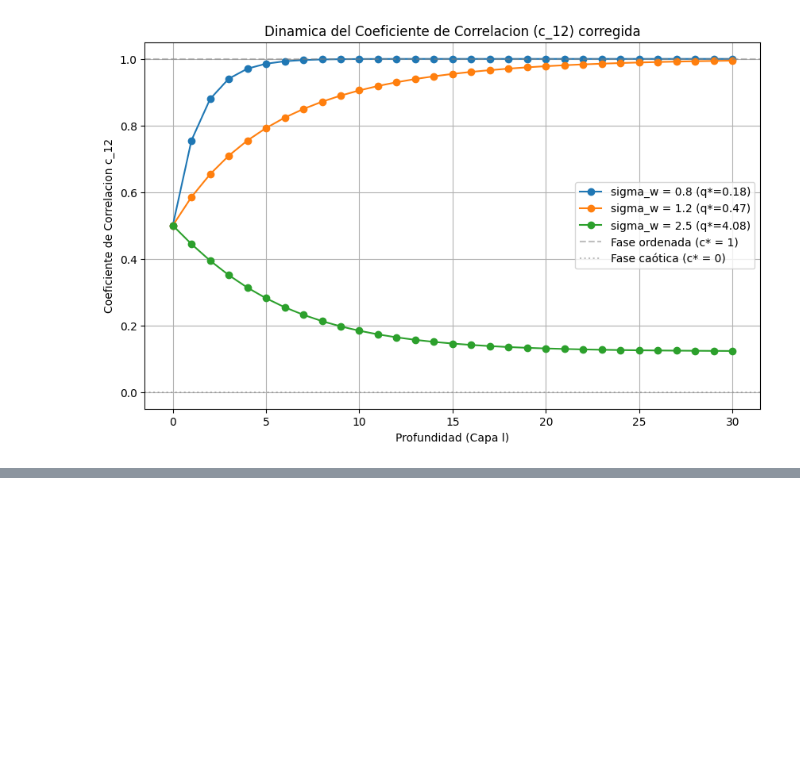
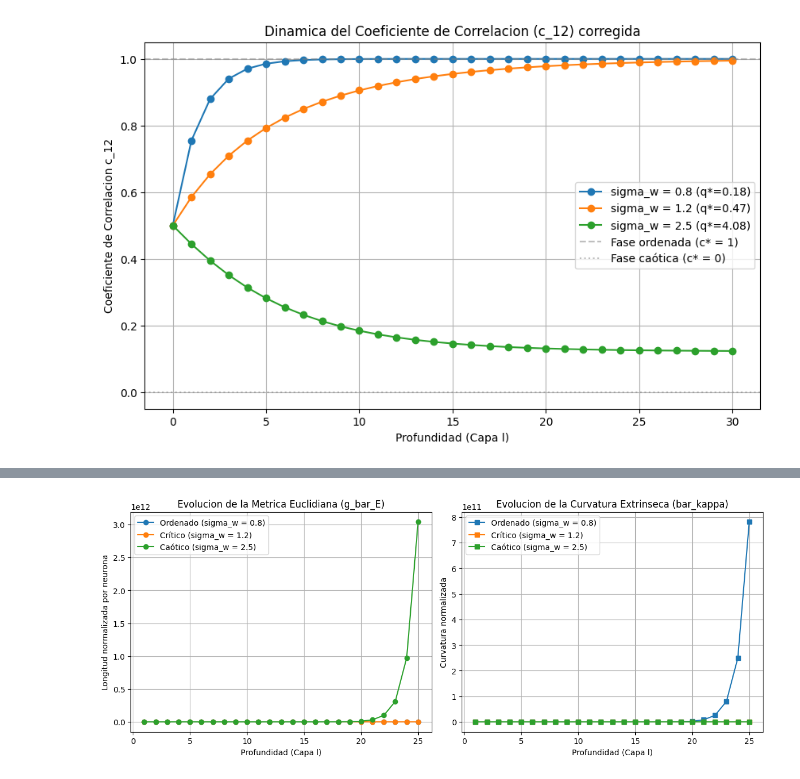
Before and after one commit to ernesto-miguez/Research, a Jupyter notebook: Determinism & Chaotic Systems/Dinámica_y_Caos_en_Redes_Profundas.ipynb, the cells around one changed output, grey strips where cells are left out. Drawn from its saved outputs; the diff is of its cells as text; code cells hidden in the pictures; blank space fills up the shorter version.

```diff
--- a/Determinism & Chaotic Systems/Dinámica_y_Caos_en_Redes_Profundas.ipynb
+++ b/Determinism & Chaotic Systems/Dinámica_y_Caos_en_Redes_Profundas.ipynb
@@ -3,11 +7,6 @@
 # %% [markdown]
 ## 1. Mapeo de fases de orden y caos
 # %%
-import matplotlib.pyplot as plt
-import numpy as np
-import scipy.integrate as integrate
-
-
 def activation(u):
   return np.tanh(u)
 
@@ -84,7 +83,7 @@ if __name__ == "__main__":
     )
 
   plt.axhline(1.0, color="gray", linestyle="--", alpha=0.5, label="Fase ordenada (c* = 1)")
-  plt.axhline(0.0, color="gray", linestyle=":", alpha=0.5, label="Fase caótica (c* = 0)")
+  plt.axhline(0.0, color="gray", linestyle=":", alpha=0.5, label="Fase caótica (c* = 0")
   plt.title("Dinamica del Coeficiente de Correlacion (c_12) corregida")
   plt.xlabel("Profundidad (Capa l)")
   plt.ylabel("Coeficiente de Correlacion c_12")
@@ -96,0 +98,72 @@ if __name__ == "__main__":
+# %%
+# --- SCRIPT DE SIMULACIÓN DEL BLOQUE 2: PROPAGACIÓN DE VARIEDADES Y CURVATURA ---
+def simulate_manifold_propagation(sigma_w, sigma_b, q_star, layers=30):
+  """Simula la propagación aproximada de la métrica euclidiana normalizada (g_bar_E)
+
+  y la curvatura extrínseca (bar_kappa) para una variedad circular de entrada.
+  """
+  # Derivadas efectivas aproximadas basadas en DMFT para tanh
+  chi_1 = (sigma_w**2) * 0.5  # Expansión de longitud
+  chi_2 = (sigma_w**2) * 0.3  # Inyección de curvatura
+
+  # Valores iniciales en la capa 1 (para una variedad circular con q*)
+  g_bar_E = q_star
+  bar_kappa = 1.0
+
+  metric_trajectory = [g_bar_E]
+  curvature_trajectory = [bar_kappa]
+
+  for l in range(2, layers + 1):
+    g_bar_E_next = (sigma_w**2) * g_bar_E * 0.5 + sigma_b**2
+    bar_kappa_next = (bar_kappa / max(chi_1, 0.1)) + chi_2 * np.sqrt(g_bar_E)
+
+    g_bar_E = max(g_bar_E_next, 1e-4)
+    bar_kappa = max(bar_kappa_next, 1e-4)
+
+    metric_trajectory.append(g_bar_E)
+    curvature_trajectory.append(bar_kappa)
+
+  return metric_trajectory, curvature_trajectory
+
+
+if __name__ == "__main__":
+  layers = 25
+  sigma_b = 0.3
+
+  # Comparamos fase ordenada vs fase caótica
+  regimes = {
+      "Ordenado (sigma_w = 0.8)": 0.8,
+      "Crítico (sigma_w = 1.2)": 1.2,
+      "Caótico (sigma_w = 2.5)": 2.5,
+  }
+
+  plt.figure(figsize=(12, 5))
+
+  # Gráfica 1: Métrica Euclidiana Normalizada (g_bar_E)
+  plt.subplot(1, 2, 1)
+  for name, sw in regimes.items():
+    q_star_approx = 0.2 if sw < 1.0 else (0.5 if sw == 1.2 else 4.0)
+    metric, _ = simulate_manifold_propagation(sw, sigma_b, q_star_approx, layers)
+    plt.plot(range(1, layers + 1), metric, marker="o", label=name)
+  plt.title("Evolucion de la Metrica Euclidiana (g_bar_E)")
+  plt.xlabel("Profundidad (Capa l)")
+  plt.ylabel("Longitud normalizada por neurona")
+  plt.legend()
+  plt.grid(True)
+
+  # Gráfica 2: Curvatura Extrínseca Normalizada (bar_kappa)
+  plt.subplot(1, 2, 2)
+  for name, sw in regimes.items():
+    q_star_approx = 0.2 if sw < 1.0 else (0.5 if sw == 1.2 else 4.0)
+    _, curvature = simulate_manifold_propagation(sw, sigma_b, q_star_approx, layers)
+    plt.plot(range(1, layers + 1), curvature, marker="s", label=name)
+  plt.title("Evolucion de la Curvatura Extrinseca (bar_kappa)")
+  plt.xlabel("Profundidad (Capa l)")
+  plt.ylabel("Curvatura normalizada")
+  plt.legend()
+  plt.grid(True)
+
+  plt.tight_layout()
+  plt.show()
+# %% [output]
+[figure, added]
```
Also changed, not shown: parts of 2 cells of this notebook.
